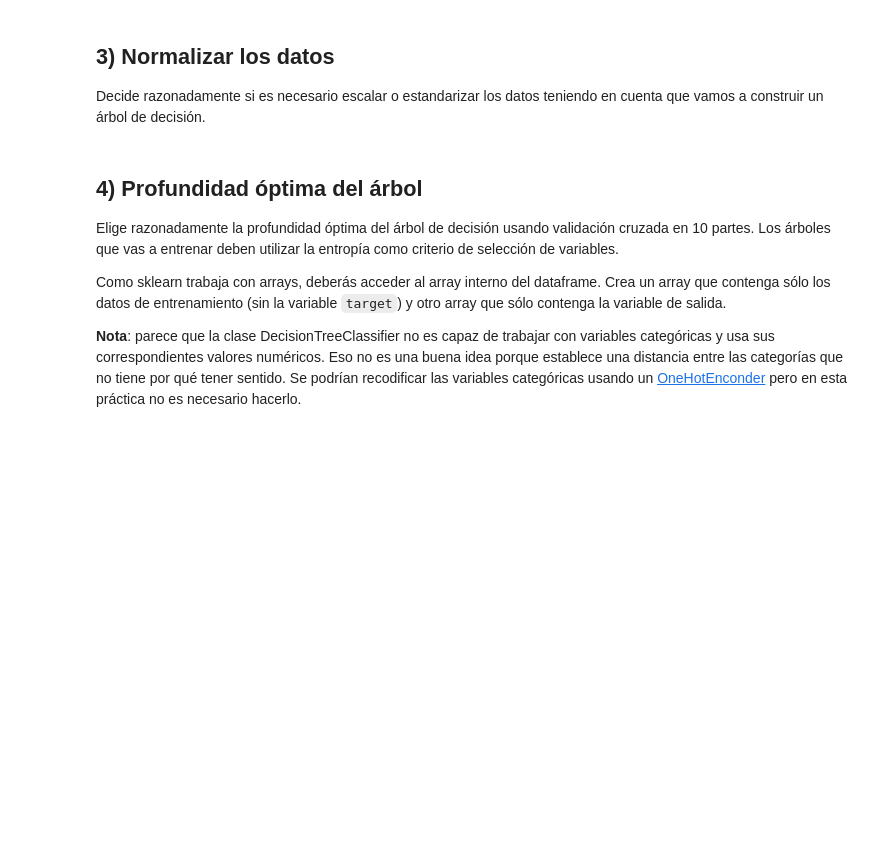
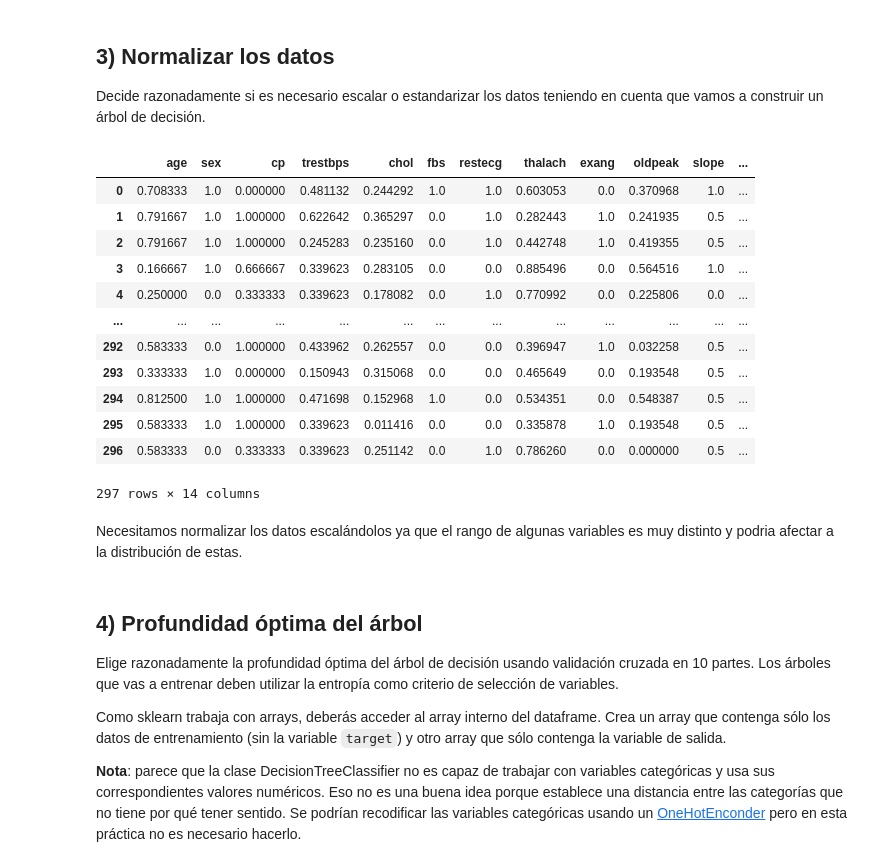
Before and after one commit to agonsant/ia-aprendizaje-automatico, a Jupyter notebook: P2_clasificacion.ipynb, the cells around one changed output. Cells and saved outputs as stored; diff of their text form; code cells hidden in the pictures; blank space fills up the shorter version.

```diff
--- a/P2_clasificacion.ipynb
+++ b/P2_clasificacion.ipynb
@@ -226,6 +232,37 @@ ANALISIS DEL COEFICIENDE DE CORRELACION DE PEARSON
 ## 3) Normalizar los datos
 
 Decide razonadamente si es necesario escalar o estandarizar los datos teniendo en cuenta que vamos a construir un árbol de decisión.
+# %%
+from sklearn.preprocessing import MinMaxScaler
+
+df_copy = df.copy()
+df_notarget = df_copy.drop(['target'], axis=1)
+# Normalizamos los datos escalándolos al intervalo [0,1]
+scaler = MinMaxScaler()
+scaled_features = MinMaxScaler().fit_transform(df_notarget.values)
+
+
+dic = {0 : 'Normal', 1: 'Enfermo', 2: 'Enfermo',  3: 'Enfermo', 4: 'Enfermo'}
+# Creamos un nuevo dataframe con los datos escalados
+df_scaled = pd.DataFrame(data=scaled_features, columns=df_notarget.columns)
+df_scaled['target'] = df['target']
+df_scaled
+# %% [output]
+|  | age | sex | cp | trestbps | chol | fbs | restecg | thalach | exang | oldpeak | slope | ... |
+| 0 | 0.708333 | 1.0 | 0.000000 | 0.481132 | 0.244292 | 1.0 | 1.0 | 0.603053 | 0.0 | 0.370968 | 1.0 | ... |
+| 1 | 0.791667 | 1.0 | 1.000000 | 0.622642 | 0.365297 | 0.0 | 1.0 | 0.282443 | 1.0 | 0.241935 | 0.5 | ... |
+| 2 | 0.791667 | 1.0 | 1.000000 | 0.245283 | 0.235160 | 0.0 | 1.0 | 0.442748 | 1.0 | 0.419355 | 0.5 | ... |
+| 3 | 0.166667 | 1.0 | 0.666667 | 0.339623 | 0.283105 | 0.0 | 0.0 | 0.885496 | 0.0 | 0.564516 | 1.0 | ... |
+| 4 | 0.250000 | 0.0 | 0.333333 | 0.339623 | 0.178082 | 0.0 | 1.0 | 0.770992 | 0.0 | 0.225806 | 0.0 | ... |
+| ... | ... | ... | ... | ... | ... | ... | ... | ... | ... | ... | ... | ... |
+| 292 | 0.583333 | 0.0 | 1.000000 | 0.433962 | 0.262557 | 0.0 | 0.0 | 0.396947 | 1.0 | 0.032258 | 0.5 | ... |
+| 293 | 0.333333 | 1.0 | 0.000000 | 0.150943 | 0.315068 | 0.0 | 0.0 | 0.465649 | 0.0 | 0.193548 | 0.5 | ... |
+| 294 | 0.812500 | 1.0 | 1.000000 | 0.471698 | 0.152968 | 1.0 | 0.0 | 0.534351 | 0.0 | 0.548387 | 0.5 | ... |
+| 295 | 0.583333 | 1.0 | 1.000000 | 0.339623 | 0.011416 | 0.0 | 0.0 | 0.335878 | 1.0 | 0.193548 | 0.5 | ... |
+| 296 | 0.583333 | 0.0 | 0.333333 | 0.339623 | 0.251142 | 0.0 | 1.0 | 0.786260 | 0.0 | 0.000000 | 0.5 | ... |
+297 rows × 14 columns
+# %% [markdown]
+Necesitamos normalizar los datos escalándolos ya que el rango de algunas variables es muy distinto y podria afectar a la distribución de estas.
 # %% [markdown]
 ## 4) Profundidad óptima del árbol
 
```
Also changed, not shown: parts of 19 cells of this notebook.
